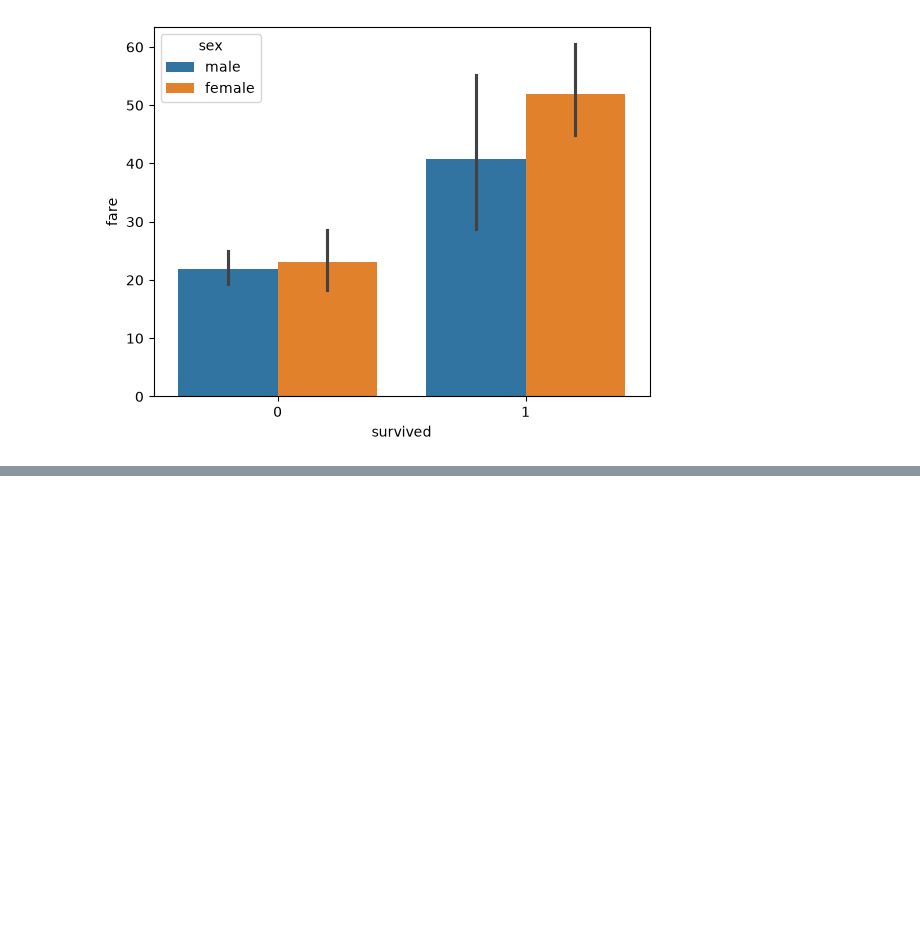
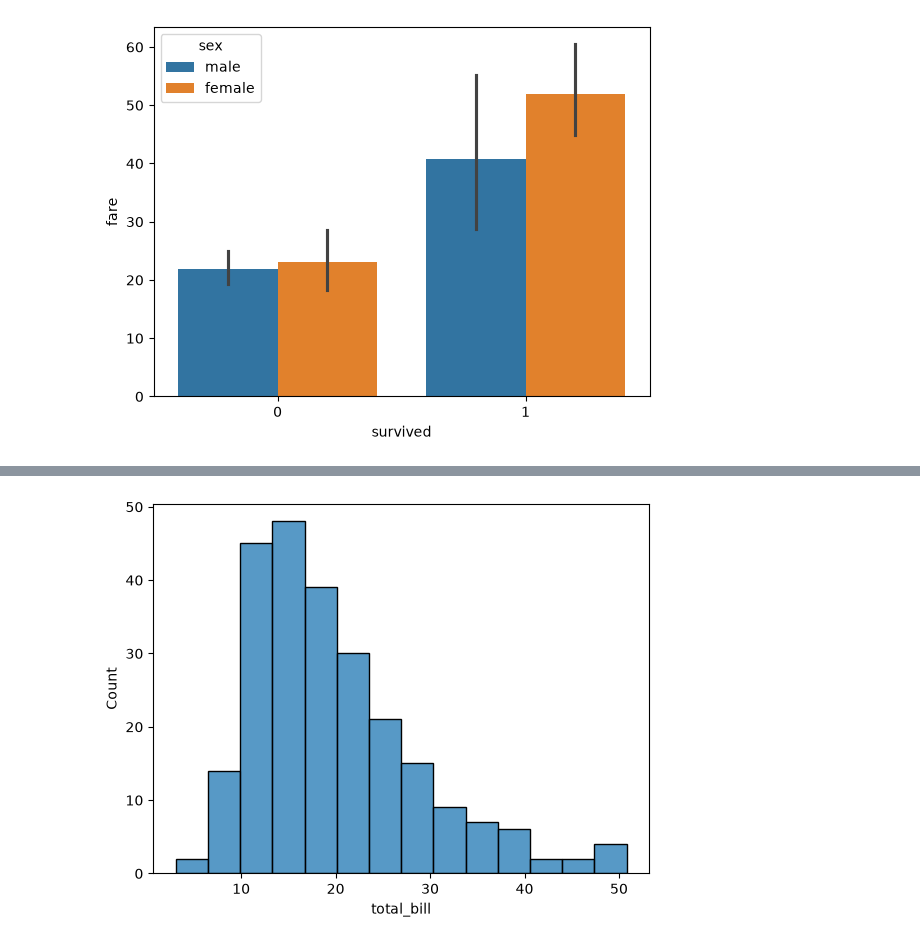
Before and after one commit to RituRai-03/Data-Visualization, a Jupyter notebook: Seaborn.ipynb, the cells around one changed output, grey strips where cells are left out. Saved outputs shown, nothing was run; the diff lists cells and outputs as text; code cells hidden in the pictures; blank space fills up the shorter version.

```diff
--- a/Seaborn.ipynb
+++ b/Seaborn.ipynb
@@ -108,0 +148,8 @@ plt.show()
+# %%
+sns.histplot(
+    data=tips,
+    x="total_bill"
+)
+plt.show()  #histogram shows the distribution of numerical data
+# %% [output]
+[figure, added]
```
Also changed, not shown: parts of 8 cells of this notebook.
